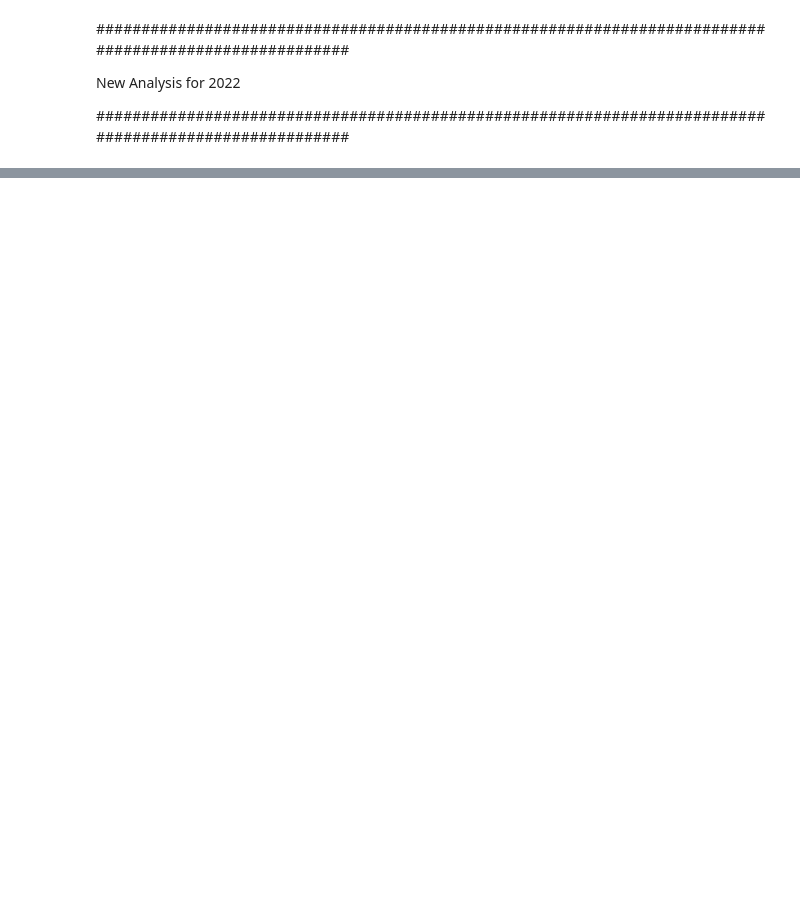
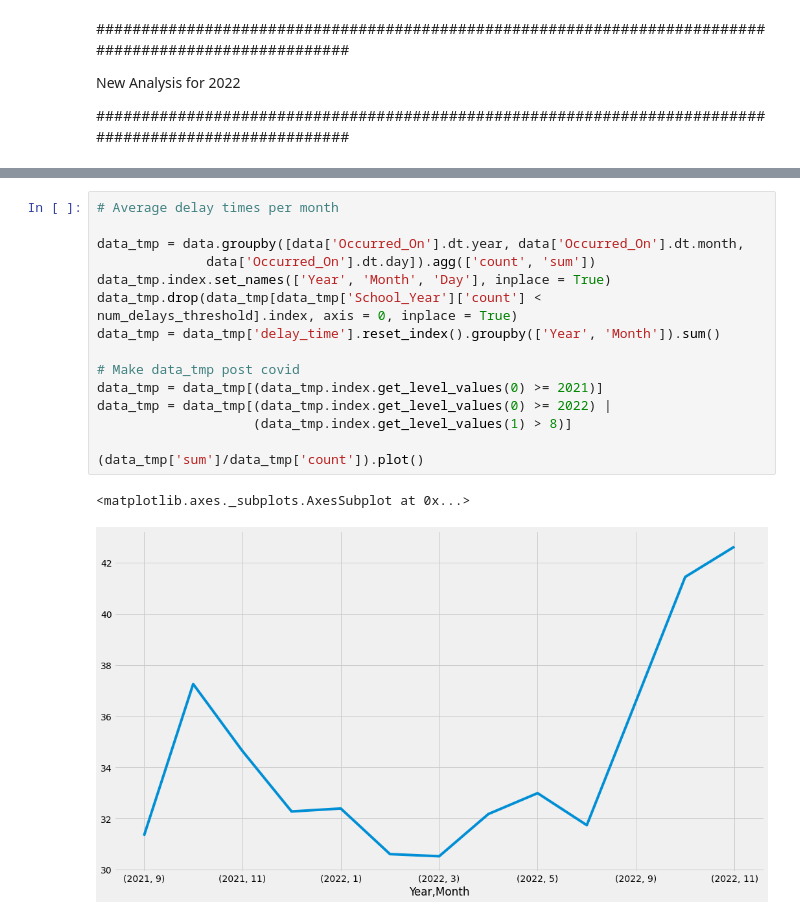
Before and after one commit to NewYorkCityCouncil/schoolBusDelays2022, a Jupyter notebook: code/school_bus_analysis.ipynb, the cells around one changed output, grey strips where cells are left out. Saved outputs shown, nothing was run; the diff lists cells and outputs as text; blank space fills up the shorter version.

Commit message:
updated analysis for 2022, but still need list of days school was in session

```diff
--- a/code/school_bus_analysis.ipynb
+++ b/code/school_bus_analysis.ipynb
@@ -449,0 +411,18 @@ time: 1.81 s (started: 2022-11-01 17:37:13 -04:00)
+# %%
+# Average delay times per month
+
+data_tmp = data.groupby([data['Occurred_On'].dt.year, data['Occurred_On'].dt.month,
+              data['Occurred_On'].dt.day]).agg(['count', 'sum'])
+data_tmp.index.set_names(['Year', 'Month', 'Day'], inplace = True)
+data_tmp.drop(data_tmp[data_tmp['School_Year']['count'] < num_delays_threshold].index, axis = 0, inplace = True)
+data_tmp = data_tmp['delay_time'].reset_index().groupby(['Year', 'Month']).sum()
+
+# Make data_tmp post covid
+data_tmp = data_tmp[(data_tmp.index.get_level_values(0) >= 2021)]
+data_tmp = data_tmp[(data_tmp.index.get_level_values(0) >= 2022) |
+                    (data_tmp.index.get_level_values(1) > 8)]
+
+(data_tmp['sum']/data_tmp['count']).plot()
+# %% [output]
+<matplotlib.axes._subplots.AxesSubplot at 0x...>
+[figure, added]
```
Also changed, not shown: parts of 27 cells of this notebook.
